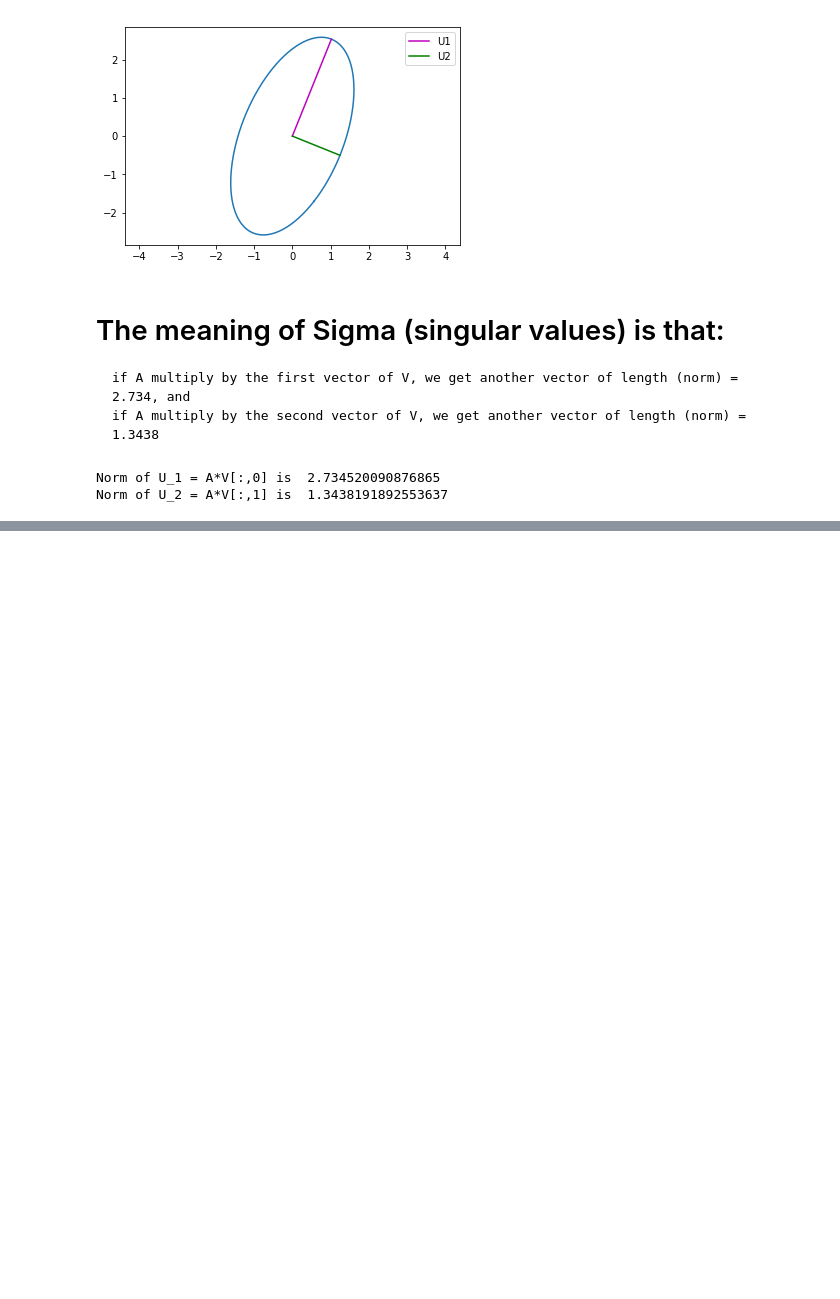
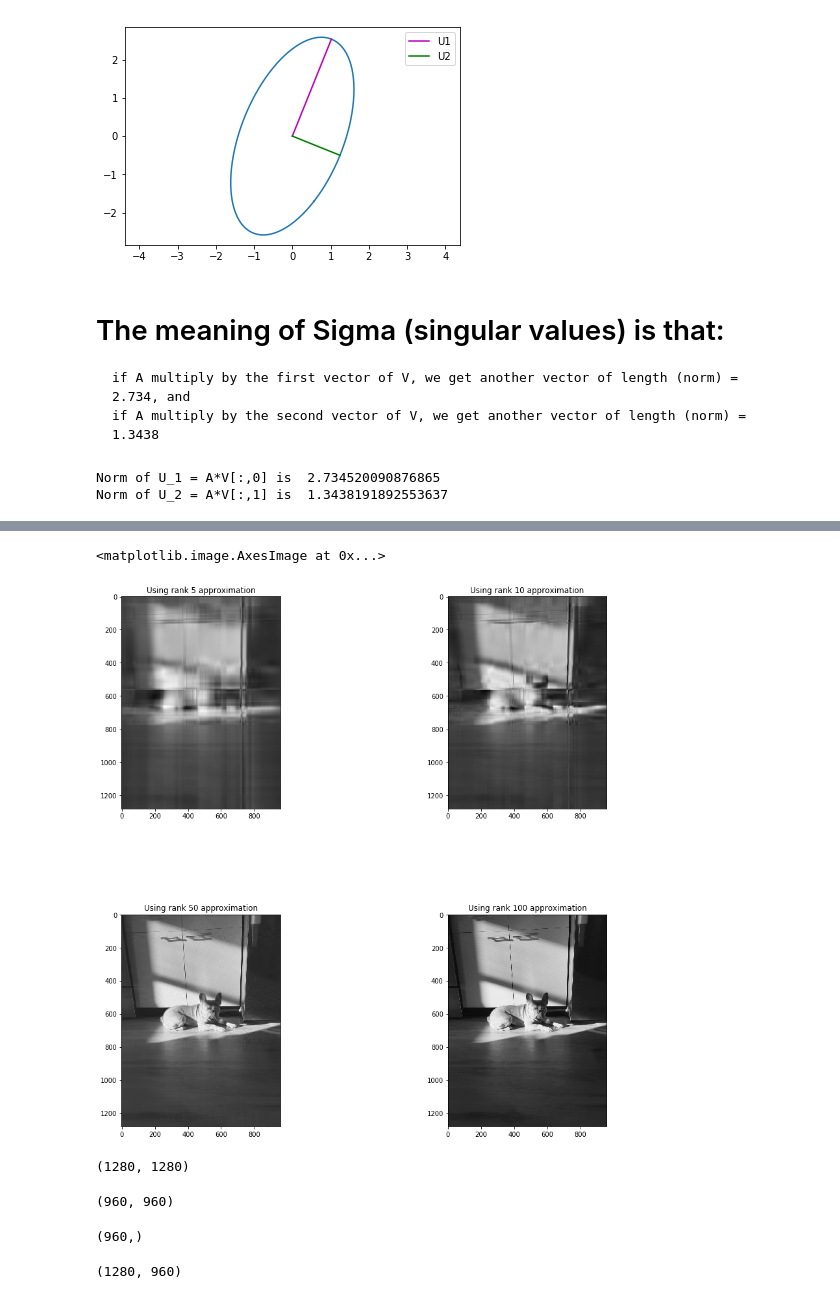
Before and after one commit to qcao10/Singular-Value-Decomposition, a Jupyter notebook: ImageSVD.ipynb, the cells around one changed output, grey strips where cells are left out. Saved outputs shown, nothing was run; the diff lists cells and outputs as text; code cells hidden in the pictures; blank space fills up the shorter version.

```diff
--- a/ImageSVD.ipynb
+++ b/ImageSVD.ipynb
@@ -101,0 +144,2 @@ reconst_matrix = np.dot(U[:,:k],np.dot(np.diag(s[:k]),V[:k,:]))
+# %%
+img_matrix = np.matrix(img_matrix.reshape(960,1280))
@@ -101,0 +150,45 @@ reconst_matrix = np.dot(U[:,:k],np.dot(np.diag(s[:k]),V[:k,:]))
+# %%
+#perform SVD on this single channel image
+U,Sigma,V = np.linalg.svd(img_matrix,full_matrices=True)
+# %%
+fig = plt.figure(figsize = (15,15))
+
+plt.subplots_adjust(wspace = 0.5,hspace = 0.5)
+plt.subplot(2, 2, 1)
+img_reconstructed = np.matrix(U[:,:5])*np.diag(Sigma[:5])*np.matrix(V[:5,:])
+plt.title('Using rank 5 approximation')
+plt.imshow(img_reconstructed,cmap='gray')
+
+plt.subplot(2, 2, 2)
+img_reconstructed = np.matrix(U[:,:10])*np.diag(Sigma[:10])*np.matrix(V[:10,:])
+plt.title('Using rank 10 approximation')
+plt.imshow(img_reconstructed,cmap='gray')
+
+plt.subplot(2, 2, 3)
+img_reconstructed = np.matrix(U[:,:50])*np.diag(Sigma[:50])*np.matrix(V[:50,:])
+plt.title('Using rank 50 approximation')
+plt.imshow(img_reconstructed,cmap='gray')
+
+plt.subplot(2, 2, 4)
+img_reconstructed = np.matrix(U[:,:100])*np.diag(Sigma[:100])*np.matrix(V[:100,:])
+plt.title('Using rank 100 approximation')
+plt.imshow(img_reconstructed,cmap='gray')
+# %% [output]
+<matplotlib.image.AxesImage at 0x...>
+[figure, added]
+# %%
+U.shape
+# %% [output]
+(1280, 1280)
+# %%
+V.shape
+# %% [output]
+(960, 960)
+# %%
+Sigma.shape
+# %% [output]
+(960,)
+# %%
+img_reconstructed.shape
+# %% [output]
+(1280, 960)
```
Also changed, not shown: parts of 18 cells of this notebook, 1 other file.
